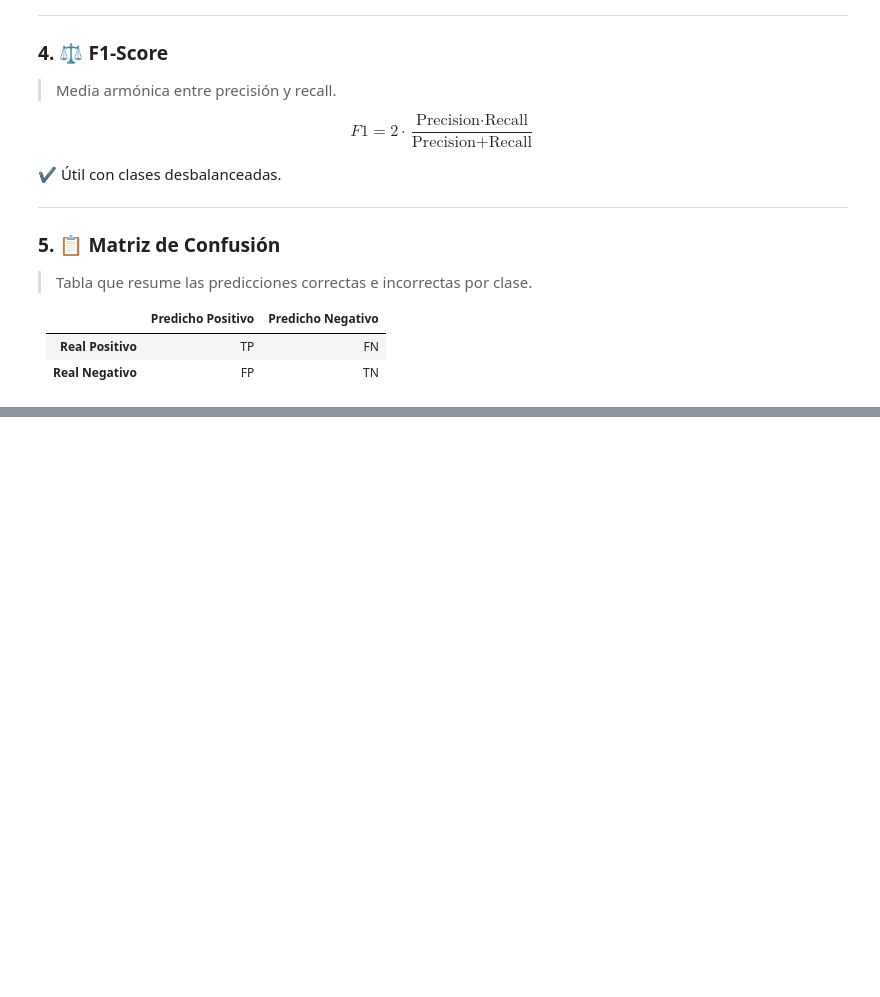
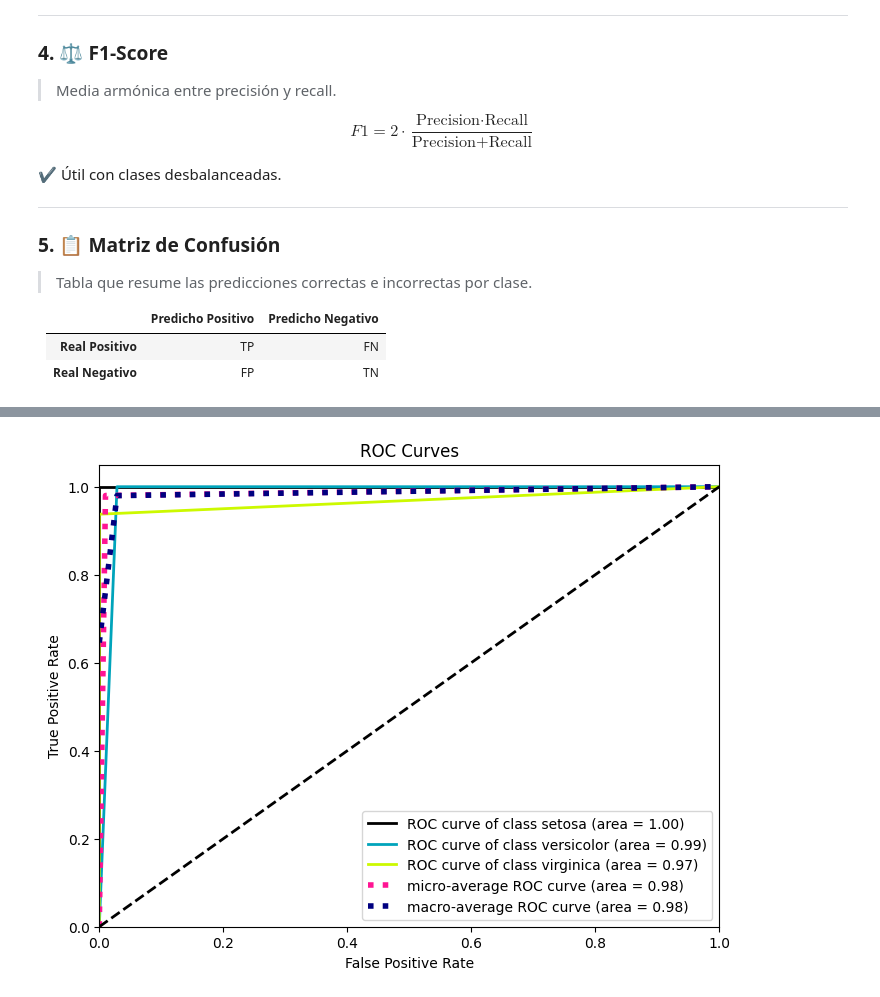
Before and after one commit to davidlealo/sic_ai_2025_jun, a Jupyter notebook: 03machinelearning/clase_8.ipynb, the cells around one changed output, grey strips where cells are left out. Saved outputs shown, nothing was run; the diff lists cells and outputs as text; code cells hidden in the pictures; blank space fills up the shorter version.

Commit message:
Ejercicio de tarea de modelo de clasificacion

```diff
--- a/03machinelearning/clase_8.ipynb
+++ b/03machinelearning/clase_8.ipynb
@@ -837,0 +882,9 @@ $$
+# %%
+import scikitplot as skplt
+
+pred_proba = model.predict_proba(X_test)
+skplt.metrics.plot_roc(y_test, pred_proba, figsize=(8,6))
+
+plt.show()
+# %% [output]
+[figure, added]
```
Also changed, not shown: parts of 4 cells of this notebook.
